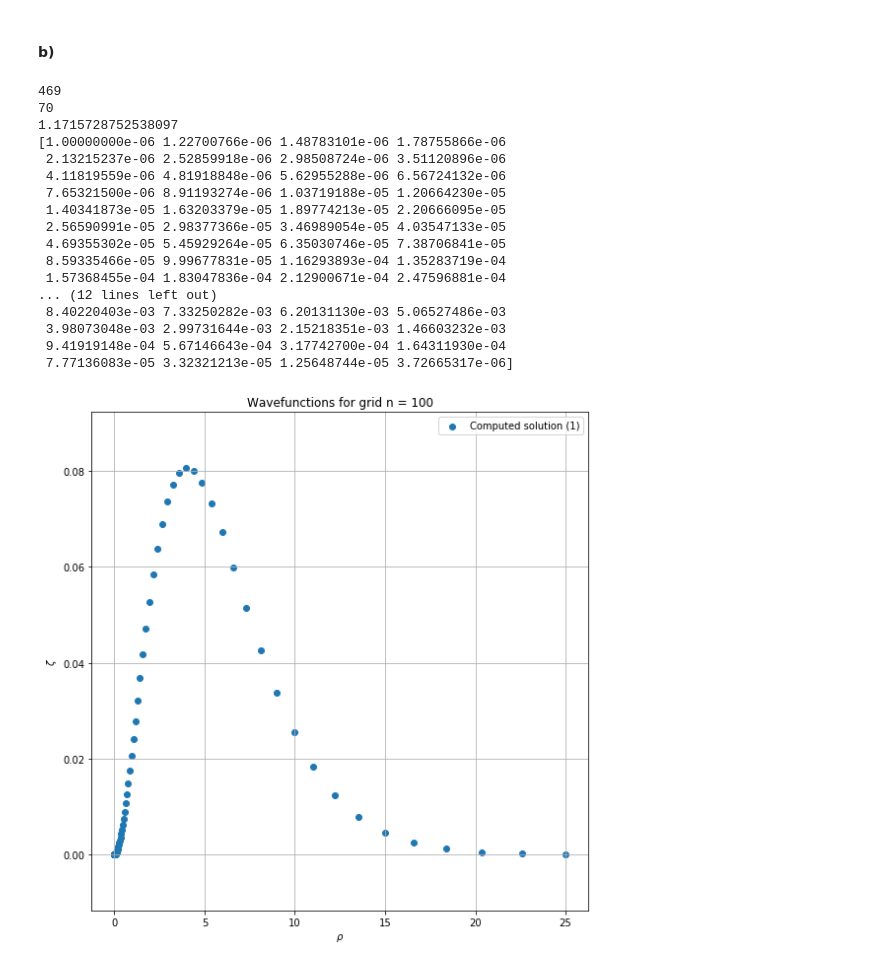
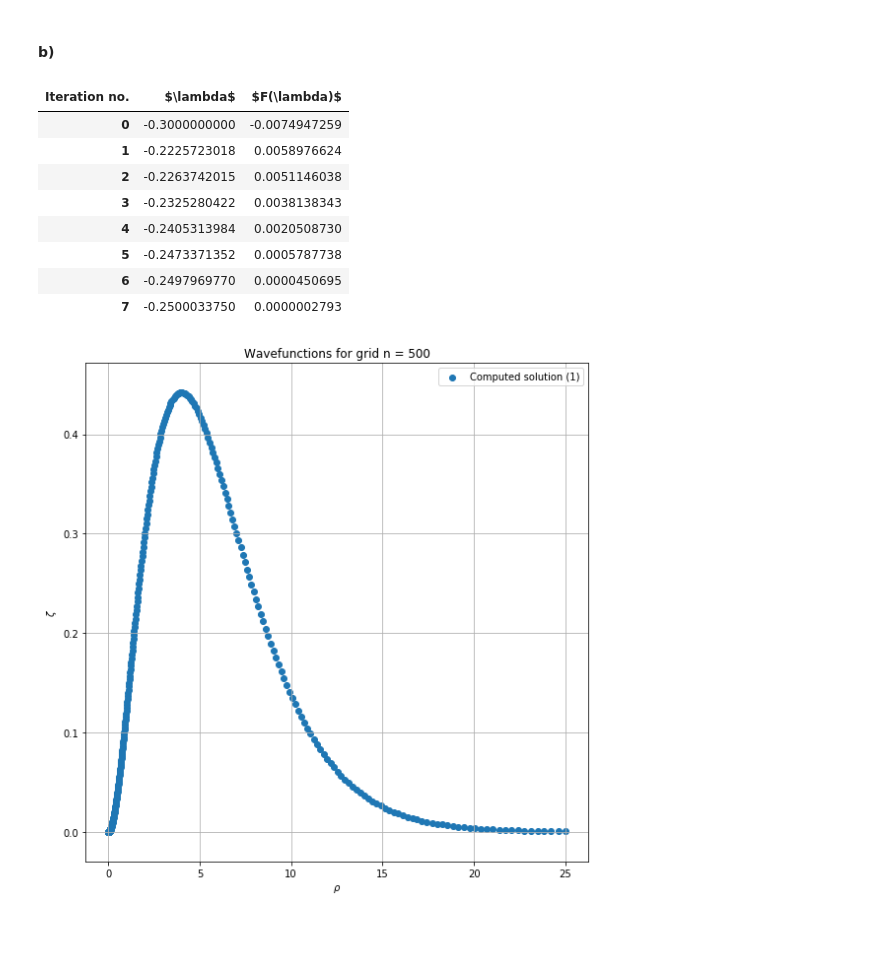
Before and after one commit to KevoSoftworks/computational_physics, a Jupyter notebook: 1_excitons/excitons.ipynb, the cells around one changed output. Cells and saved outputs as stored; diff of their text form; code cells hidden in the pictures; blank space fills up the shorter version.

```diff
--- a/1_excitons/excitons.ipynb
+++ b/1_excitons/excitons.ipynb
@@ -461,34 +370,25 @@ plot(grid, None, solver.wf)
 # %% [markdown]
 #### b)
 # %%
-print(solver.wf._otpIndex(-0.25))
+grid = Grid(500, start=np.log(1E-2), end=np.log(25), type=GridType.LOG)
+pot = CoulombPotentialLog()
+solver = Solver(grid, pot, error=1E-5, l=1)
 
-grid = Grid(100, start=np.log(0.001), end=np.log(25), type=GridType.LOG)
-pot = CoulombPotentialLog()
-wf = WaveFunction(grid, pot, l=1)
+iterations = solver.search(lambda_guess, damping=0.75, fullreturn=True)
 
-print(wf._otpIndex(-0.25))
-print(pot.outerTurningPoint(-0.25, l=1))
+data = {r"$\lambda$": iterations[0], r"$F(\lambda)$": iterations[1]}
+df = pd.DataFrame(data=data).rename_axis("Iteration no.", axis=1)
+display(df)
 
-wf.propagate(-0.25, numerov=True)
-
-plot(np.exp(grid), None, wf * np.sqrt(np.exp(grid) + grid.t1), scatter=True)
+plot(np.exp(grid), None, solver.wf * np.sqrt(np.exp(grid) + grid.t1), scatter=True)
 # %% [output]
-469
-70
-1.1715728752538097
-[1.00000000e-06 1.22700766e-06 1.48783101e-06 1.78755866e-06
- 2.13215237e-06 2.52859918e-06 2.98508724e-06 3.51120896e-06
- 4.11819559e-06 4.81918848e-06 5.62955288e-06 6.56724132e-06
- 7.65321500e-06 8.91193274e-06 1.03719188e-05 1.20664230e-05
- 1.40341873e-05 1.63203379e-05 1.89774213e-05 2.20666095e-05
- 2.56590991e-05 2.98377366e-05 3.46989054e-05 4.03547133e-05
- 4.69355302e-05 5.45929264e-05 6.35030746e-05 7.38706841e-05
- 8.59335466e-05 9.99677831e-05 1.16293893e-04 1.35283719e-04
- 1.57368455e-04 1.83047836e-04 2.12900671e-04 2.47596881e-04
-... (12 lines left out)
- 8.40220403e-03 7.33250282e-03 6.20131130e-03 5.06527486e-03
- 3.98073048e-03 2.99731644e-03 2.15218351e-03 1.46603232e-03
- 9.41919148e-04 5.67146643e-04 3.17742700e-04 1.64311930e-04
- 7.77136083e-05 3.32321213e-05 1.25648744e-05 3.72665317e-06]
+| Iteration no. | $\lambda$ | $F(\lambda)$ |
+| 0 | -0.3000000000 | -0.0074947259 |
+| 1 | -0.2225723018 | 0.0058976624 |
+| 2 | -0.2263742015 | 0.0051146038 |
+| 3 | -0.2325280422 | 0.0038138343 |
+| 4 | -0.2405313984 | 0.0020508730 |
+| 5 | -0.2473371352 | 0.0005787738 |
+| 6 | -0.2497969770 | 0.0000450695 |
+| 7 | -0.2500033750 | 0.0000002793 |
-[figure, old version]
+[figure, new version]
```
Also changed, not shown: parts of 11 cells of this notebook, 1 other file.
